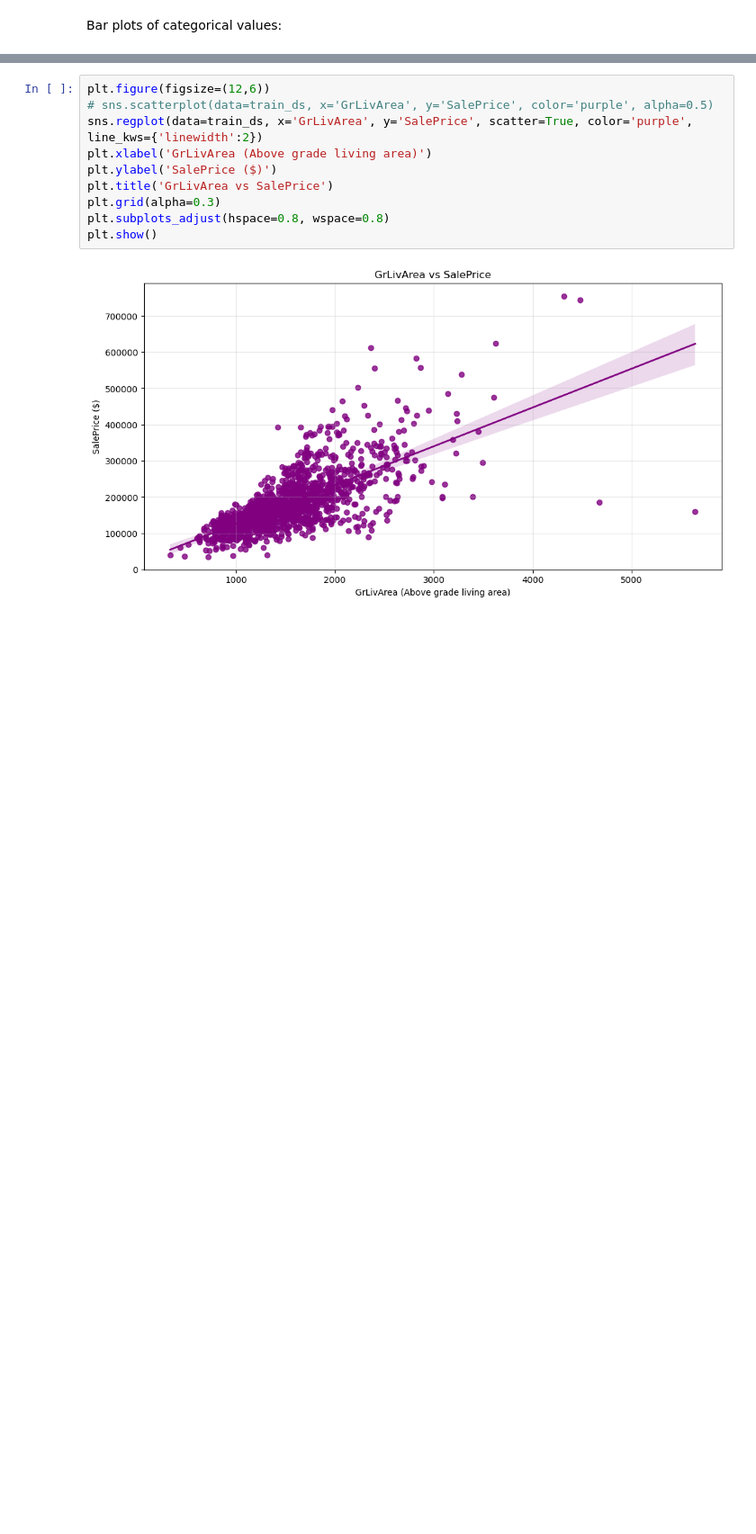
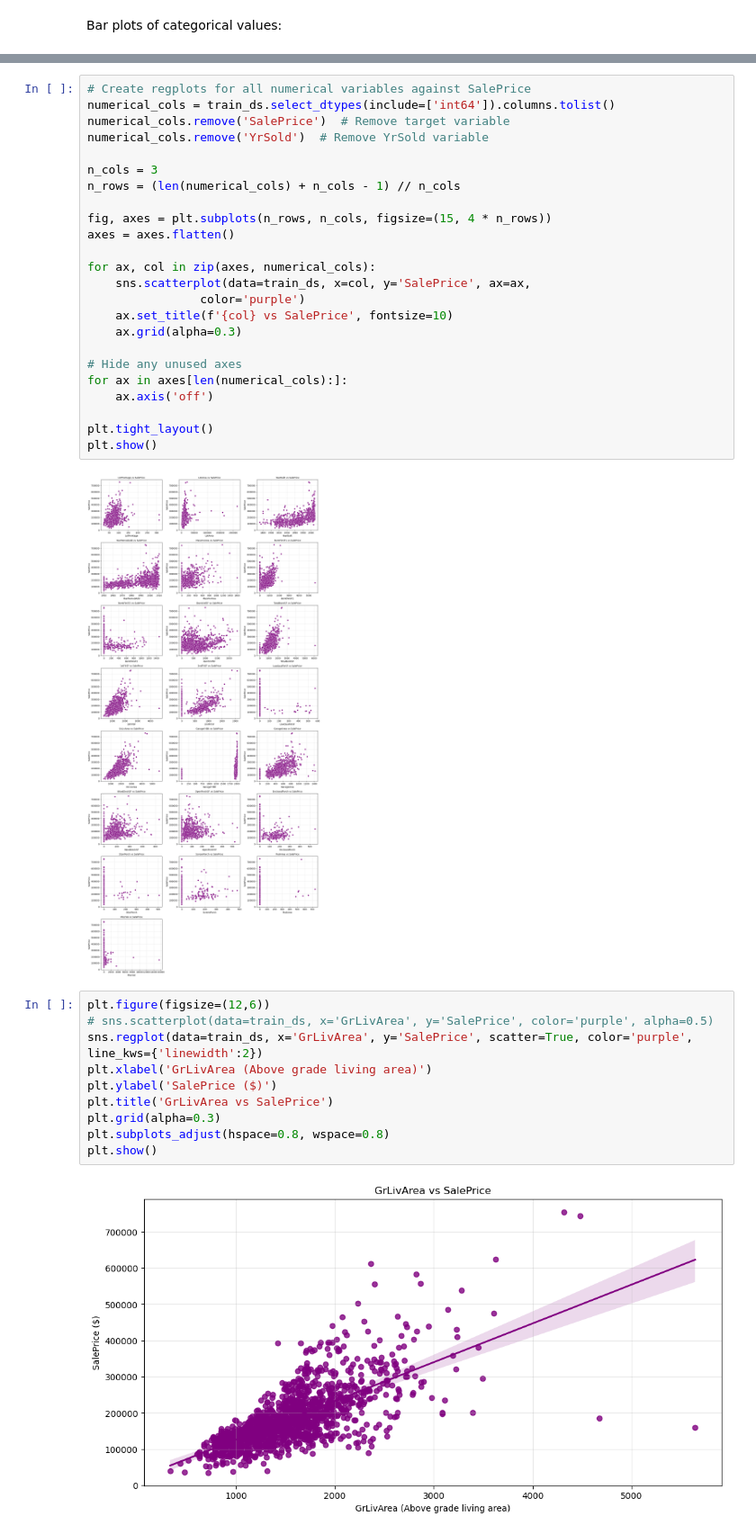
Before and after one commit to lmacakova/prices, a Jupyter notebook: house_prices.ipynb, the cells around one changed output, grey strips where cells are left out. Shown at 90% size. Cells and saved outputs as stored; diff of their text form; blank space fills up the shorter version.

```diff
--- a/house_prices.ipynb
+++ b/house_prices.ipynb
@@ -305,3 +325,29 @@ plt.show()
+# %%
+# Create regplots for all numerical variables against SalePrice
+numerical_cols = train_ds.select_dtypes(include=['int64']).columns.tolist()
+numerical_cols.remove('SalePrice')  # Remove target variable
+numerical_cols.remove('YrSold')  # Remove YrSold variable
+
+n_cols = 3
+n_rows = (len(numerical_cols) + n_cols - 1) // n_cols
+
+fig, axes = plt.subplots(n_rows, n_cols, figsize=(15, 4 * n_rows))
+axes = axes.flatten()
+
+for ax, col in zip(axes, numerical_cols):
+    sns.scatterplot(data=train_ds, x=col, y='SalePrice', ax=ax,
+                color='purple')
+    ax.set_title(f'{col} vs SalePrice', fontsize=10)
+    ax.grid(alpha=0.3)
+
+# Hide any unused axes
+for ax in axes[len(numerical_cols):]:
+    ax.axis('off')
+
+plt.tight_layout()
+plt.show()
+# %% [output]
+[figure, added]
 # %%
 plt.figure(figsize=(12,6))
 # sns.scatterplot(data=train_ds, x='GrLivArea', y='SalePrice', color='purple', alpha=0.5)
```
Also changed, not shown: parts of 5 cells of this notebook.
